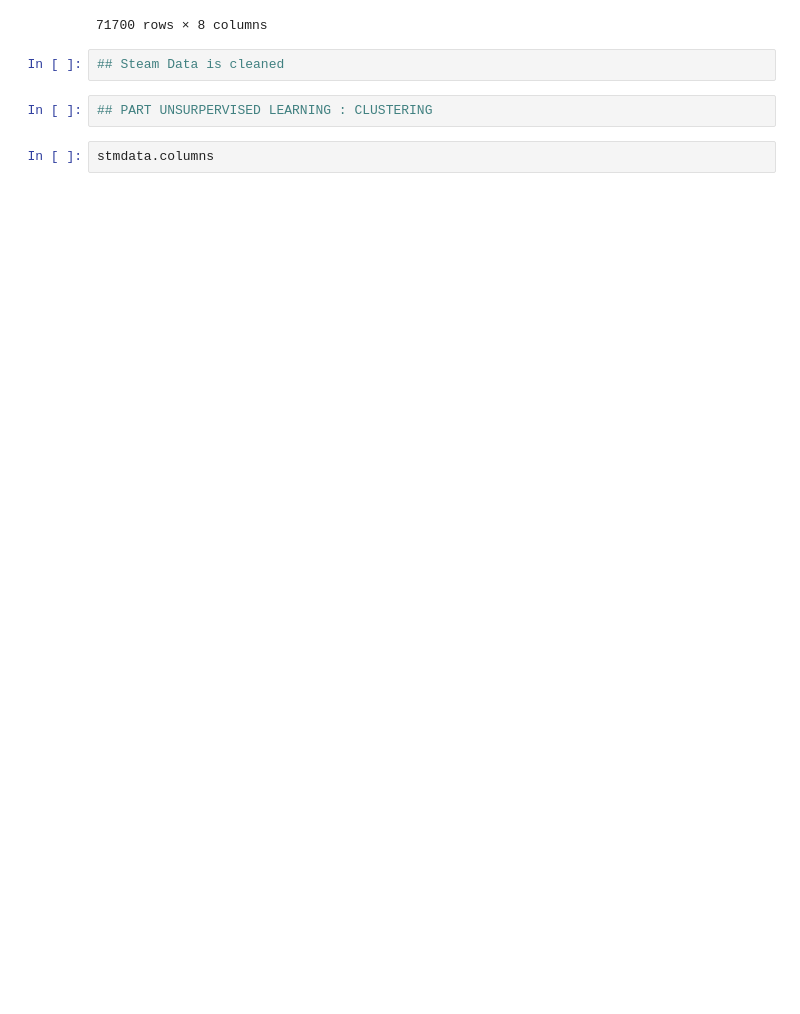
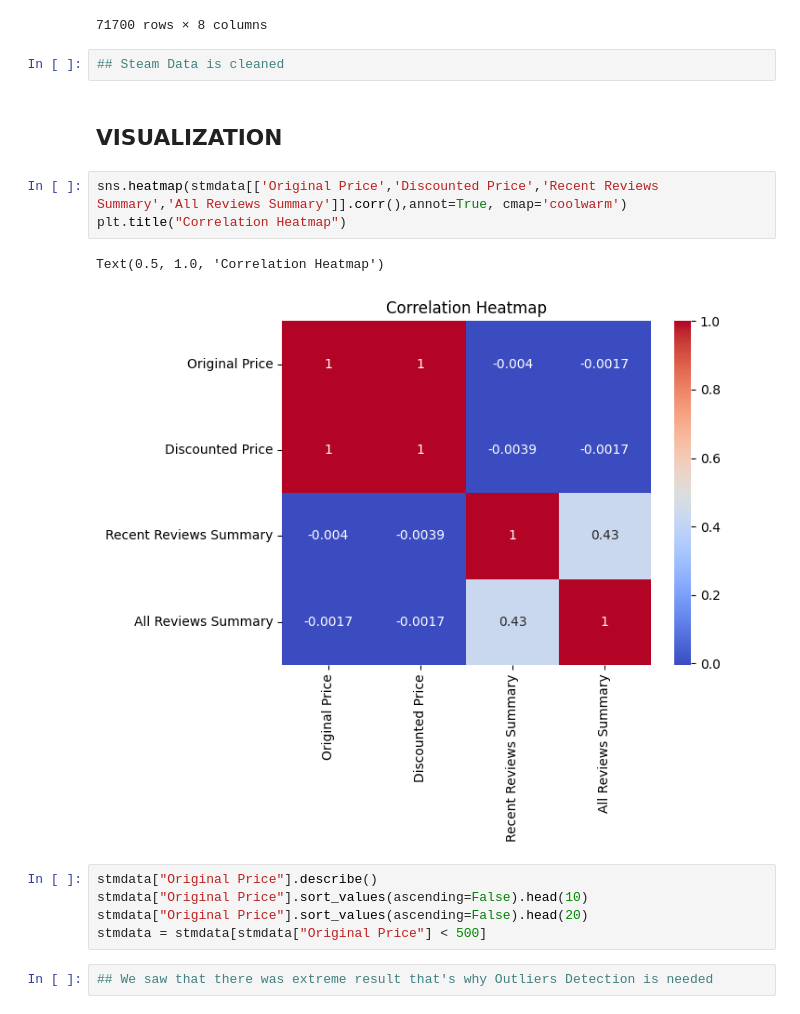
Before and after one commit to Somphone-Isabelle/MachineLearningProject, a Jupyter notebook: ml_project (2).ipynb, the cells around one changed output. Saved outputs shown, nothing was run; the diff lists cells and outputs as text; blank space fills up the shorter version.

```diff
--- a/ml_project (2).ipynb
+++ b/ml_project (2).ipynb
@@ -235,7 +237,18 @@ stmdata
 71700 rows × 8 columns
 # %%
 ## Steam Data is cleaned
+# %% [markdown]
+## VISUALIZATION
 # %%
-## PART UNSURPERVISED LEARNING : CLUSTERING
+sns.heatmap(stmdata[['Original Price','Discounted Price','Recent Reviews Summary','All Reviews Summary']].corr(),annot=True, cmap='coolwarm')
+plt.title("Correlation Heatmap")
+# %% [output]
+Text(0.5, 1.0, 'Correlation Heatmap')
+[figure, added]
-# %%
-stmdata.columns
+# %%
+stmdata["Original Price"].describe()
+stmdata["Original Price"].sort_values(ascending=False).head(10)
+stmdata["Original Price"].sort_values(ascending=False).head(20)
+stmdata = stmdata[stmdata["Original Price"] < 500]
+# %%
+## We saw that there was extreme result that's why Outliers Detection is needed
```
Also changed, not shown: parts of 6 cells of this notebook, 1 other file.
